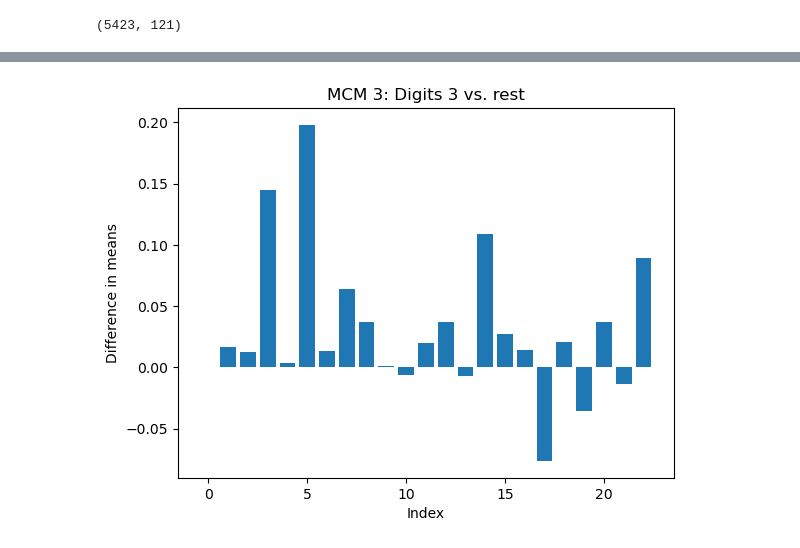
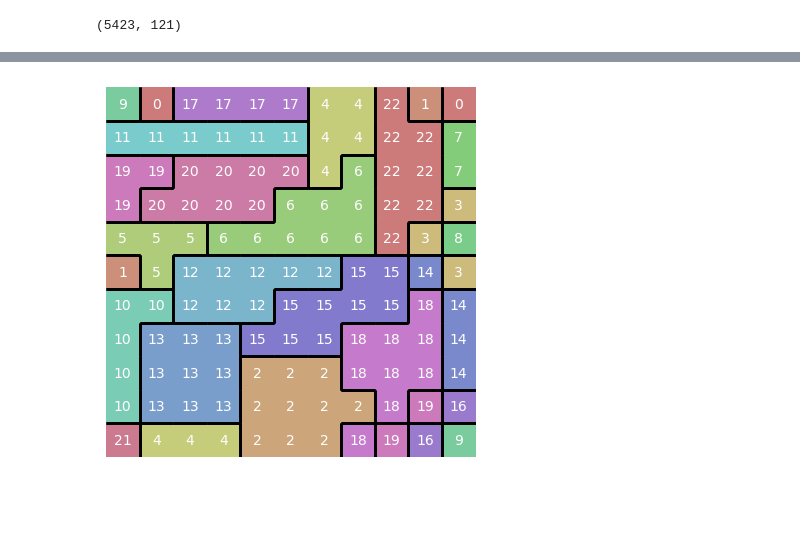
Before and after one commit to PaulHosek/MCM_classifier, a Jupyter notebook: Classifier_1/classifier/bin/reworking_clf.ipynb, the cells around one changed output, grey strips where cells are left out. Drawn from its saved outputs; the diff is of its cells as text; code cells hidden in the pictures; blank space fills up the shorter version.

Commit message:
bias plot done

```diff
--- a/Classifier_1/classifier/bin/reworking_clf.ipynb
+++ b/Classifier_1/classifier/bin/reworking_clf.ipynb
@@ -172,29 +114,12 @@ res_diff = res_diff.reshape(-1, 1)
 # %%
-res_diff
-MCM# Reshape the MCM array into a 2D numpy array
-icc_arr = np.array([list(icc) for icc in MCM],dtype=int)
-icc_arr
-sorted_data = np.argwhere(icc_arr == 1)
-
-grouped_data = np.split(sorted_data[:, 1], np.unique(sorted_data[:, 0], return_index=True)[1][1:])
+# generate icc_index map
+# for every pixel in image, we assign the number of their icc
 
 
-
+icc_arr = np.array([list(icc) for icc in MCM],dtype=int)
+sorted_data = np.argwhere(icc_arr == 1)
+grouped_data = np.split(sorted_data[:, 1], np.unique(sorted_data[:, 0], return_index=True)[1][1:])
 out = np.empty(121)
 for com_i, comm in enumerate(grouped_data):
     out[comm] = com_i
-res = out.reshape((11,11))
-
-# import matplotlib.pyplot as plt
-
-# plt.imshow(res, cmap='tab20')
-# plt.colorbar(ticks=range(11))
-# plt.xticks([])
-# plt.yticks([])
-
-# # Add text in each cell
-# for i in range(res.shape[0]):
-#     for j in range(res.shape[1]):
-#         plt.text(j, i, int(res[i, j]), ha='center', va='center', color='white')
-
-# plt.show()
+icc_idx_map = out.reshape((11,11))
@@ -344,16 +125,0 @@ plt.imshow(res, cmap=white_cmap)
-# %%
-# difference in means class 3 vs. rest
-res = all_P_icc.mean(axis=1)
-res_diff = res[:,3] - res.mean(axis=1)
-
-# res_diff = np.diff(res, axis=1)
-# res_diff = res_diff.reshape(-1, 1)
-
-plt.figure()
-plt.bar(list(range(len(res_diff))), res_diff.flatten(), bottom=0)
-plt.xlabel('Index')
-plt.ylabel('Difference in means')
-plt.title('MCM 3: Digits 3 vs. rest')
-plt.show()
-# %% [output]
-[figure, removed]
@@ -364,0 +126,13 @@ MCM = all_MCM[model_nr]
+# %%
+pastel_cmap = myplot.create_pastel_cmap(121)
+borders = myplot.find_borders(icc_idx_map)
+comms = icc_idx_map.astype(int) #TODO use the values here that indicate how indicative this ICC is
+lw = 2
+plt.figure()
+myplot.draw_all_borders(borders)
+myplot.draw_all_values(comms)
+plt.imshow(icc_idx_map, cmap=pastel_cmap)
+plt.axis("off")
+plt.show()
+# %% [output]
+[figure, added]
```
Also changed, not shown: parts of 14 cells of this notebook, 11 other files.
